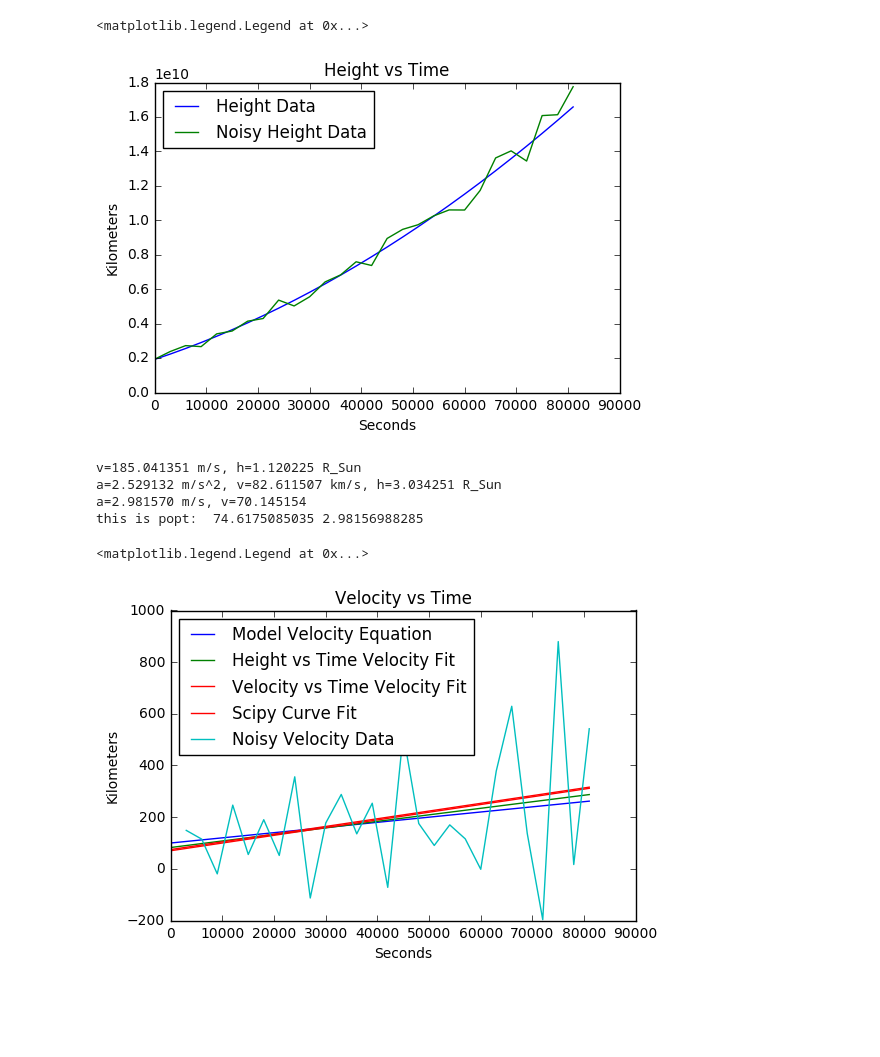
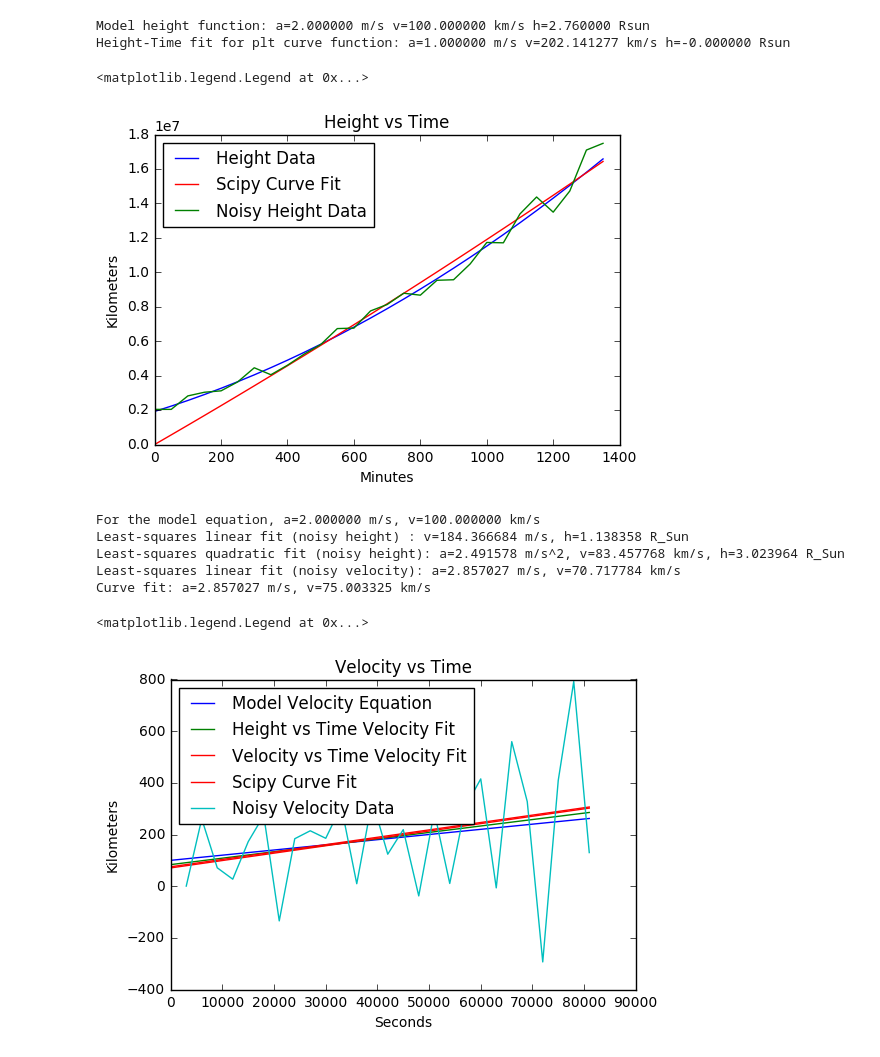
Before and after one commit to speerbetsy/analyzing_cme_speed, a Jupyter notebook: notebooks/fake_data_height_time.ipynb, the cells around one changed output. Saved outputs shown, nothing was run; the diff lists cells and outputs as text; code cells hidden in the pictures; blank space fills up the shorter version.

```diff
--- a/notebooks/fake_data_height_time.ipynb
+++ b/notebooks/fake_data_height_time.ipynb
@@ -19,49 +19,62 @@ sys.path.insert(0, 'C:/Users/Betsy/Documents/TCD/cmevo/functions')
 import cme_graphing
 # %%
 #based off Dec 19, 1996 data
+Rsun_m = 6.95700e8
 delta_time = 50.0 * 60.0 # 50 minutes apart for recordings, times 60 to get seconds 50
-h_0 = 2.76 * 6.95700e8 #height is 2.76 solar radius, in km. Grabbed from 1996
+h_0 = 2.76 * Rsun_m #height is 2.76 solar radius, in km. Grabbed from 1996
 v_0 = 100  *1000 #velocity is 100 km/s
 a_0 = 2 # m/s^2
 
 time = np.arange(0.0, 1400.0*60, delta_time)
-h = h_0 + (v_0 * time) + (0.5 * (time**2) * a_0) #fake height data
+#h = h_0 + (v_0 * time) + (0.5 * (time**2) * a_0) #fake height data
+h = cme_graphing.height(time, h_0, v_0, a_0)
 noise_h = h + (h * np.random.normal(scale=0.05, size=len(h))) #data with noise
+print ("Model height function: a=%f m/s v=%f km/s h=%f Rsun" %(a_0, v_0/1000, h_0/Rsun_m))
+
+#Velocity 4: Plt curve fit function
+popt, pcov = curve_fit(cme_graphing.height, time, noise_h)
+print ("Height-Time fit for plt curve function: a=%f m/s v=%f km/s h=%f Rsun" %(popt[0], popt[1]/1000, popt[2]/Rsun_m))
+# %% [output]
+Model height function: a=2.000000 m/s v=100.000000 km/s h=2.760000 Rsun
+Height-Time fit for plt curve function: a=1.000000 m/s v=202.141277 km/s h=-0.000000 Rsun
 # %%
 plt.title("Height vs Time")
-plt.xlabel('Seconds')
+plt.xlabel('Minutes')
 plt.ylabel('Kilometers')
-plt.plot(time, h, label='Height Data')
-plt.plot(time, noise_h, label='Noisy Height Data')
+plt.plot(time/60, h/1000, label='Height Data')
+plt.plot(time/60, cme_graphing.height(time, *popt)/1000, 'r-', label='Scipy Curve Fit')
+plt.plot(time/60, noise_h/1000, label='Noisy Height Data')
 plt.legend(loc=2)
 # %% [output]
 <matplotlib.legend.Legend at 0x...>
-[figure, old version]
+[figure, new version]
 # %%
 #Velocity 1: Model equation
 v = cme_graphing.velocity(time, v_0, a_0) #velocity function (in m/s) (also fitting function)
 v_noise = np.random.normal(scale=0.05, size=len(h))
 v_data = v + v_noise
+print ("For the model equation, a=%f m/s, v=%f km/s" % (a_0, v_0/1000))
 
 #Velocity 2: Linear Algebra Least-squares method
 A = np.vstack([time, np.ones(len(time))]).T
 lin = np.linalg.lstsq(A, noise_h)[0] #grabs values for velocity
+print('Least-squares linear fit (noisy height) : v=%f m/s, h=%f R_Sun' % (lin[0]/1000, lin[1]/Rsun_m))
+
 A = np.vstack([time**2, time, np.ones(len(time))]).T
 quad = np.linalg.lstsq(A, noise_h)[0] #grabs values for acceleration and velocity
 fit_noisy_h = quad[1] + (time * quad[0]*2) #quad1=velocity, quad0=acceleration
-print('v=%f m/s, h=%f R_Sun' % (lin[0]/1000, lin[1]/6.95700e8))
-print('a=%f m/s^2, v=%f km/s, h=%f R_Sun' % ((quad[0]*2), quad[1]/1000, quad[2]/6.95700e8))
+print('Least-squares quadratic fit (noisy height): a=%f m/s^2, v=%f km/s, h=%f R_Sun' % ((quad[0]*2), quad[1]/1000, quad[2]/Rsun_m))
 
 #Velocity 3: GOOD
 noisy_v=cme_graphing.get_derivative(noise_h, time)
 A = np.vstack([time, np.ones(len(time))]).T
 lin = np.linalg.lstsq(A[1:], noisy_v)[0]
 fit_noisy_v = lin[1] + (time * lin[0])
-print('a=%f m/s, v=%f ' % (lin[0], lin[1]/1000))
+print('Least-squares linear fit (noisy velocity): a=%f m/s, v=%f km/s' % (lin[0], lin[1]/1000))
 
 #Velocity 4: Plt curve fit function
 popt, pcov = curve_fit(cme_graphing.velocity, time[:-1]+(time[1:]-time[0:-1])*0.5, noisy_v)
-print ("this is popt: ", popt[0]/1000, popt[1])
+print ("Curve fit: a=%f m/s, v=%f km/s " % (popt[1], popt[0]/1000) )
 
 #Plotting
 plt.title("Velocity vs Time")
@@ -74,12 +87,13 @@ plt.plot(time, cme_graphing.velocity(time, *popt)/1000, 'r-', label='Scipy Curve
 plt.plot(time[1:], noisy_v/1000, label='Noisy Velocity Data')
 plt.legend(loc=2)
 # %% [output]
-v=185.041351 m/s, h=1.120225 R_Sun
-a=2.529132 m/s^2, v=82.611507 km/s, h=3.034251 R_Sun
-a=2.981570 m/s, v=70.145154
-this is popt:  74.6175085035 2.98156988285
+For the model equation, a=2.000000 m/s, v=100.000000 km/s
+Least-squares linear fit (noisy height) : v=184.366684 m/s, h=1.138358 R_Sun
+Least-squares quadratic fit (noisy height): a=2.491578 m/s^2, v=83.457768 km/s, h=3.023964 R_Sun
+Least-squares linear fit (noisy velocity): a=2.857027 m/s, v=70.717784 km/s
+Curve fit: a=2.857027 m/s, v=75.003325 km/s
 <matplotlib.legend.Legend at 0x...>
-[figure, old version]
+[figure, new version]
 # %%
 #Plot Velocity vs Time
 diff_height_data=np.diff(h)
```
Also changed, not shown: parts of 1 cell of this notebook.
